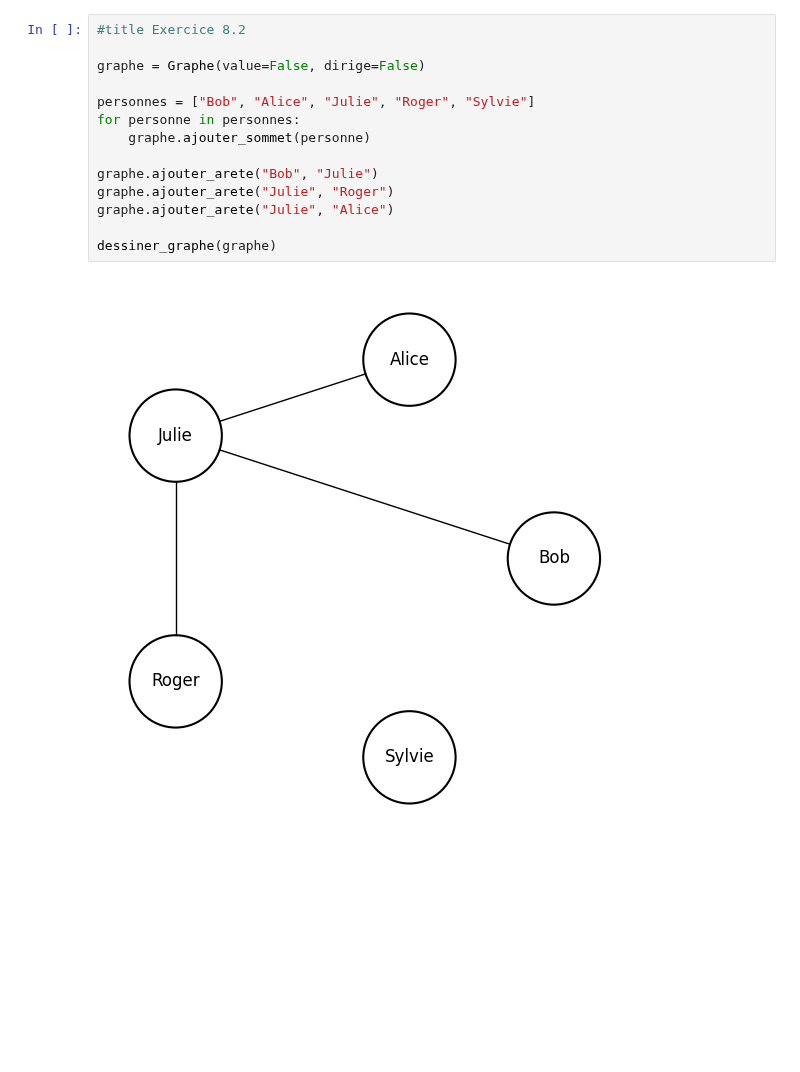
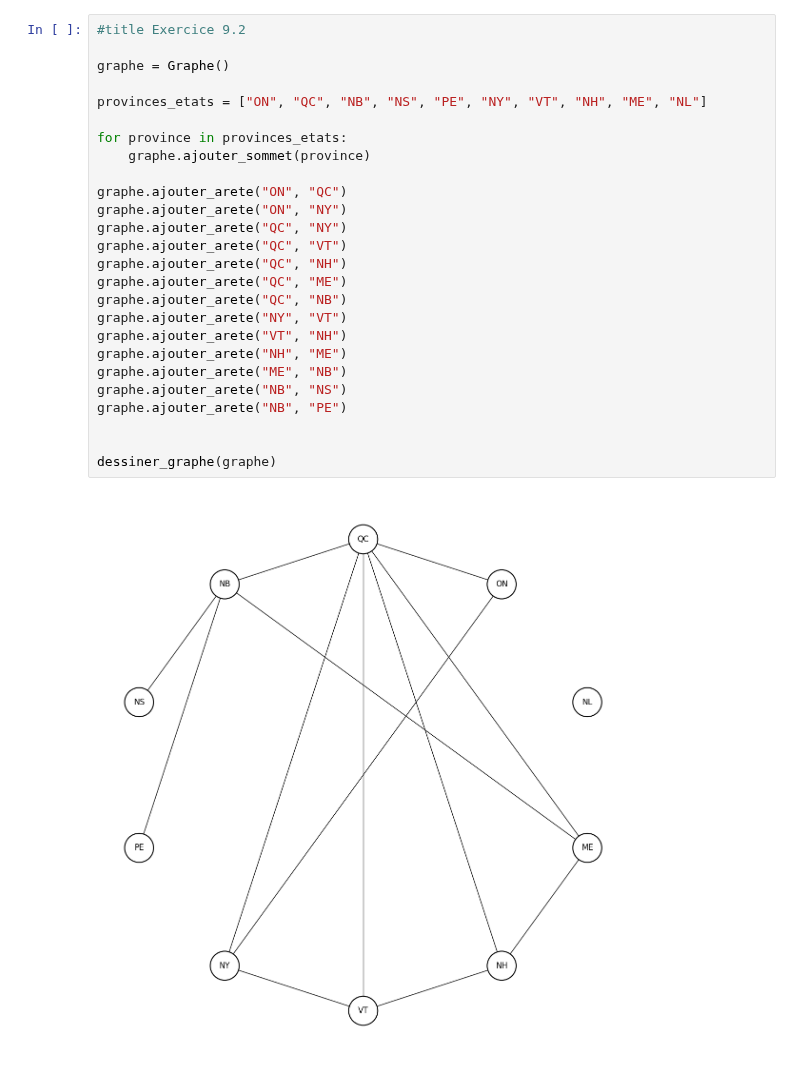
Before and after one commit to 420-CF2-BB/420-CF2-BB-Solutions, a Jupyter notebook: Module_9--Les_graphes/exercices_9.ipynb, the cells around one changed output. Saved outputs shown, nothing was run; the diff lists cells and outputs as text; blank space fills up the shorter version.

```diff
--- a/Module_9--Les_graphes/exercices_9.ipynb
+++ b/Module_9--Les_graphes/exercices_9.ipynb
@@ -305,18 +186,30 @@ def dessiner_graphe(graphe):
 
     plt.show()
 # %%
-#title Exercice 8.2
+#title Exercice 9.2
 
-graphe = Graphe(value=False, dirige=False)
+graphe = Graphe()
 
-personnes = ["Bob", "Alice", "Julie", "Roger", "Sylvie"]
-for personne in personnes:
-    graphe.ajouter_sommet(personne)
+provinces_etats = ["ON", "QC", "NB", "NS", "PE", "NY", "VT", "NH", "ME", "NL"]
 
-graphe.ajouter_arete("Bob", "Julie")
-graphe.ajouter_arete("Julie", "Roger")
-graphe.ajouter_arete("Julie", "Alice")
+for province in provinces_etats:
+    graphe.ajouter_sommet(province)
+
+graphe.ajouter_arete("ON", "QC")
+graphe.ajouter_arete("ON", "NY")
+graphe.ajouter_arete("QC", "NY")
+graphe.ajouter_arete("QC", "VT")
+graphe.ajouter_arete("QC", "NH")
+graphe.ajouter_arete("QC", "ME")
+graphe.ajouter_arete("QC", "NB")
+graphe.ajouter_arete("NY", "VT")
+graphe.ajouter_arete("VT", "NH")
+graphe.ajouter_arete("NH", "ME")
+graphe.ajouter_arete("ME", "NB")
+graphe.ajouter_arete("NB", "NS")
+graphe.ajouter_arete("NB", "PE")
+
 
 dessiner_graphe(graphe)
 # %% [output]
-[figure, old version]
+[figure, new version]
```
Also changed, not shown: parts of 6 cells of this notebook.
